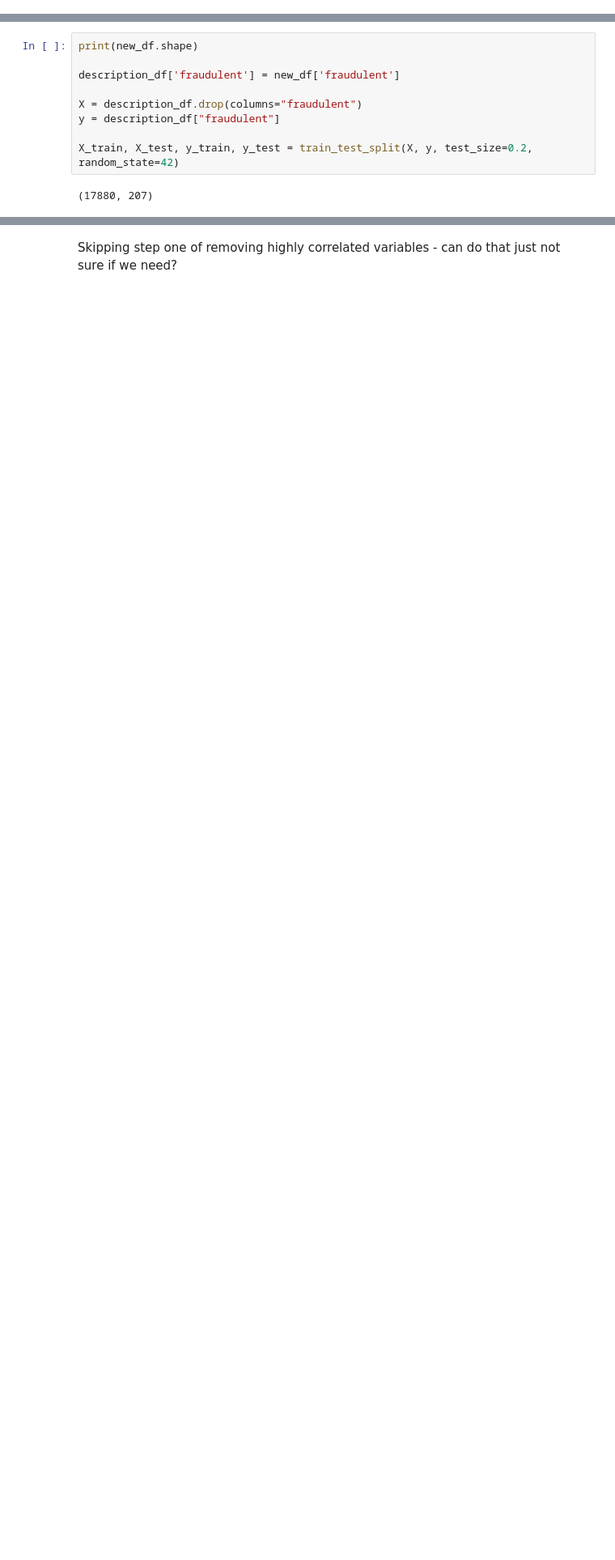
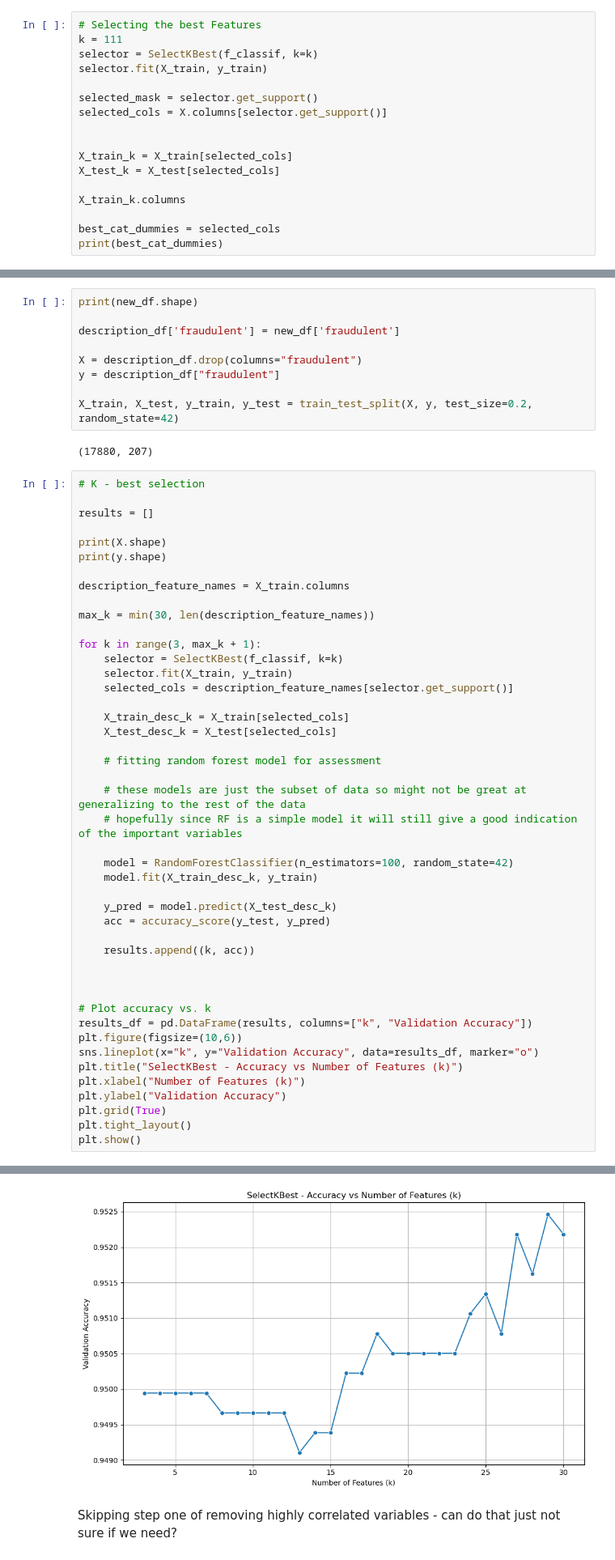
Before and after one commit to ecw70574/dsci2_final_project, a Jupyter notebook: TestingVectorization.ipynb, the cells around one changed output, grey strips where cells are left out. Shown at 81% size. Drawn from its saved outputs; the diff is of its cells as text; blank space fills up the shorter version.

```diff
--- a/TestingVectorization.ipynb
+++ b/TestingVectorization.ipynb
@@ -779,0 +871,17 @@ Maybe a slight improvement because we have struck a pretty good balance between
+# %%
+# Selecting the best Features
+k = 111
+selector = SelectKBest(f_classif, k=k)
+selector.fit(X_train, y_train)
+
+selected_mask = selector.get_support()
+selected_cols = X.columns[selector.get_support()]
+
+
+X_train_k = X_train[selected_cols]
+X_test_k = X_test[selected_cols]
+
+X_train_k.columns
+
+best_cat_dummies = selected_cols
+print(best_cat_dummies)
@@ -801,3 +981,49 @@ y = description_df["fraudulent"]
 X_train, X_test, y_train, y_test = train_test_split(X, y, test_size=0.2, random_state=42)
 # %% [output]
 (17880, 207)
+# %%
+# K - best selection
+
+results = []
+
+print(X.shape)
+print(y.shape)
+
+description_feature_names = X_train.columns
+
+max_k = min(30, len(description_feature_names))
+
+for k in range(3, max_k + 1):
+    selector = SelectKBest(f_classif, k=k)
+    selector.fit(X_train, y_train)
+    selected_cols = description_feature_names[selector.get_support()]
+
+    X_train_desc_k = X_train[selected_cols]
+    X_test_desc_k = X_test[selected_cols]
+
+    # fitting random forest model for assessment
+
+    # these models are just the subset of data so might not be great at generalizing to the rest of the data
+    # hopefully since RF is a simple model it will still give a good indication of the important variables
+
+    model = RandomForestClassifier(n_estimators=100, random_state=42)
+    model.fit(X_train_desc_k, y_train)
+
+    y_pred = model.predict(X_test_desc_k)
+    acc = accuracy_score(y_test, y_pred)
+
+    results.append((k, acc))
+
+
+
+# Plot accuracy vs. k
+results_df = pd.DataFrame(results, columns=["k", "Validation Accuracy"])
+plt.figure(figsize=(10,6))
+sns.lineplot(x="k", y="Validation Accuracy", data=results_df, marker="o")
+plt.title("SelectKBest - Accuracy vs Number of Features (k)")
+plt.xlabel("Number of Features (k)")
+plt.ylabel("Validation Accuracy")
+plt.grid(True)
+plt.tight_layout()
+plt.show()
+# %% [output]
@@ -804,3 +1032,4 @@ X_train, X_test, y_train, y_test = train_test_split(X, y, test_size=0.2, random_
+[figure, added]
 # %% [markdown]
 Skipping step one of removing highly correlated variables - can do that just not sure if we need?
 # %% [markdown]
```
Also changed, not shown: parts of 56 cells of this notebook.
